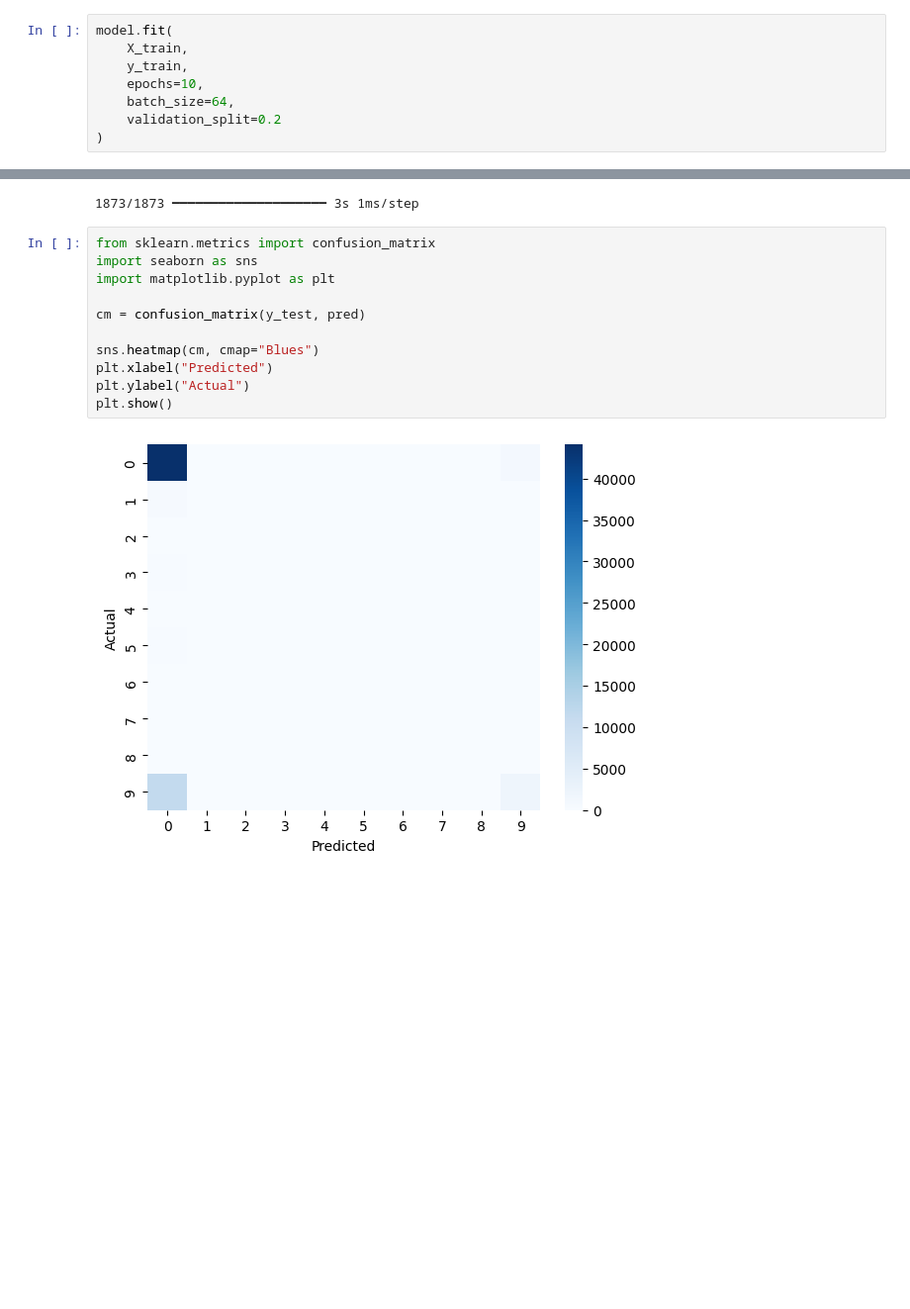
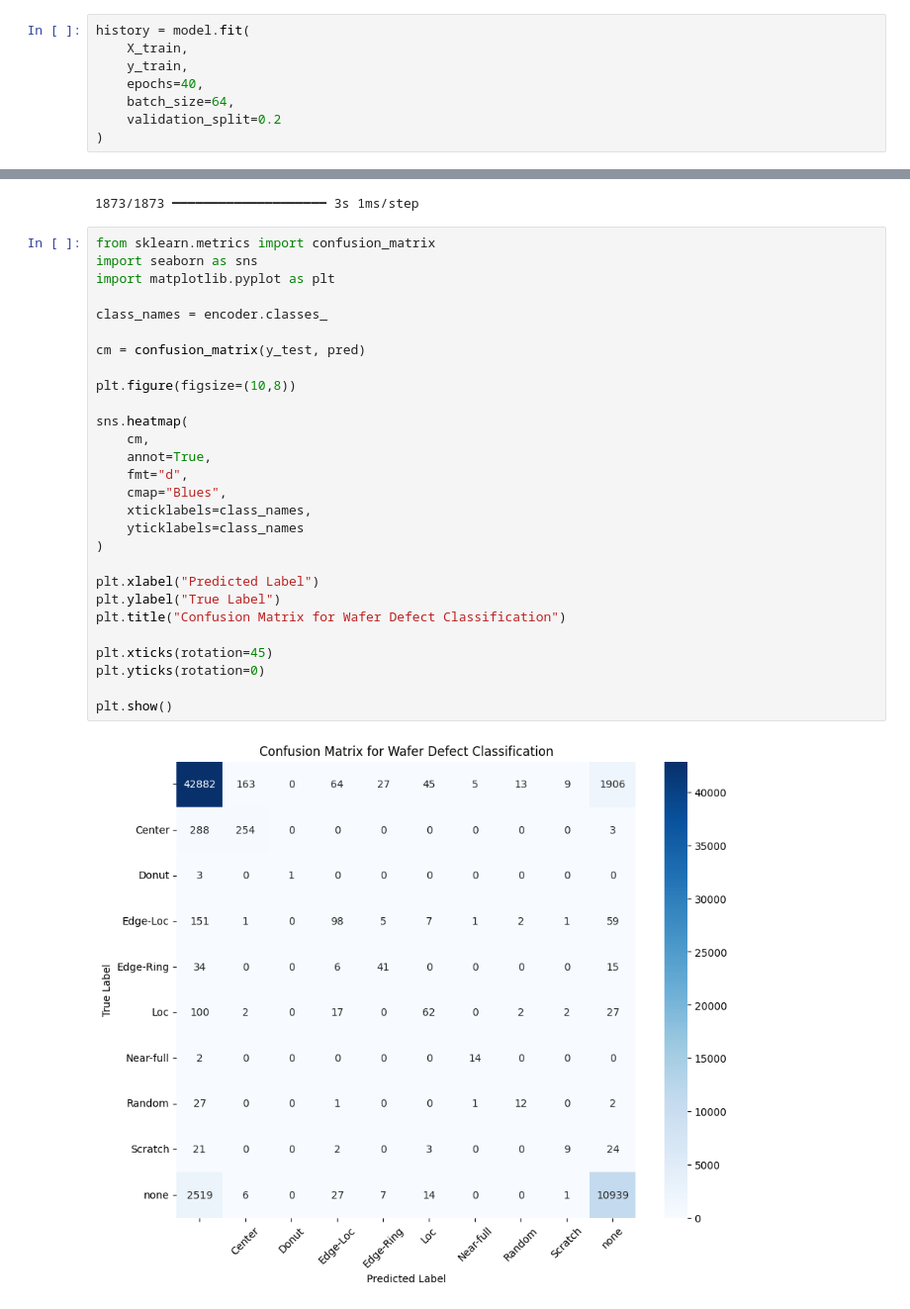
Before and after one commit to sheebos/Machine-Learning-Class-Repo, a Jupyter notebook: WM811K_data_and_analysis/test2.ipynb, the cells around one changed output, grey strips where cells are left out. Shown at 99% size. Saved outputs shown, nothing was run; the diff lists cells and outputs as text; blank space fills up the shorter version.

```diff
--- a/WM811K_data_and_analysis/test2.ipynb
+++ b/WM811K_data_and_analysis/test2.ipynb
@@ -184,10 +290,10 @@ model.compile(
 # %% [output]
 WARNING:tensorflow:TensorFlow GPU support is not available on native Windows for TensorFlow >= 2.11. Even if CUDA/cuDNN are installed, GPU will not be used. Please use WSL2 or the TensorFlow-DirectML  ...
 # %%
-model.fit(
+history = model.fit(
     X_train,
     y_train,
-    epochs=10,
+    epochs=40,
     batch_size=64,
     validation_split=0.2
 )
@@ -221,13 +339,30 @@ pred = pred.argmax(axis=1)
 # %%
 from sklearn.metrics import confusion_matrix
 import seaborn as sns
 import matplotlib.pyplot as plt
 
+class_names = encoder.classes_
+
 cm = confusion_matrix(y_test, pred)
 
-sns.heatmap(cm, cmap="Blues")
-plt.xlabel("Predicted")
-plt.ylabel("Actual")
+plt.figure(figsize=(10,8))
+
+sns.heatmap(
+    cm,
+    annot=True,
+    fmt="d",
+    cmap="Blues",
+    xticklabels=class_names,
+    yticklabels=class_names
+)
+
+plt.xlabel("Predicted Label")
+plt.ylabel("True Label")
+plt.title("Confusion Matrix for Wafer Defect Classification")
+
+plt.xticks(rotation=45)
+plt.yticks(rotation=0)
+
 plt.show()
 # %% [output]
-[figure, old version]
+[figure, new version]
```
Also changed, not shown: parts of 14 cells of this notebook, 1 other file.
